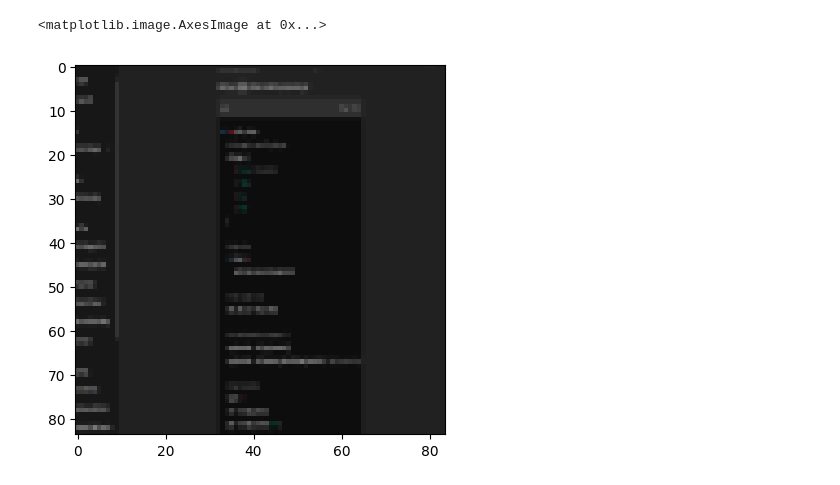
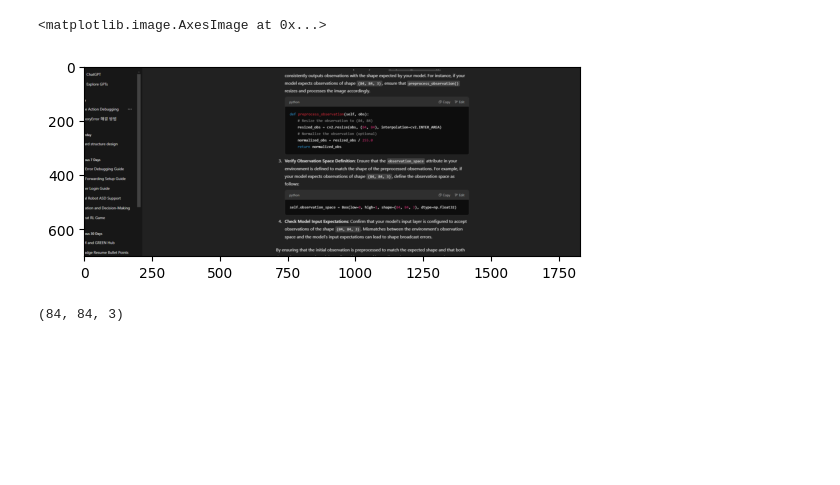
Before and after one commit to samlee03/Mugunghwa-kkochi-Pieossseubnida, a Jupyter notebook: trainer/train.ipynb, the cells around one changed output. Cells and saved outputs as stored; diff of their text form; code cells hidden in the pictures; blank space fills up the shorter version.

```diff
--- a/trainer/train.ipynb
+++ b/trainer/train.ipynb
@@ -13,7 +13,7 @@ class Game(Env):
     def __init__(self):
         super().__init__()
 
-        self.observation_space = Box(low=0, high=255, shape=(700,1830,3), dtype=np.uint8)
+        self.observation_space = Box(low=0, high=255, shape=(84,84,3), dtype=np.uint8)
         self.action_space = Discrete(4)  # 0 = No action, 1 = Forward, 2 = Up, 3 = Down
 
         self.cap = mss()
@@ -39,6 +39,7 @@ class Game(Env):
 
         # Get new observation
         new_observation = self.get_observation()
+        new_observation = self.preprocess_observation(new_observation)
 
         # Reward calculation
         reward = 0
@@ -110,7 +111,7 @@ class Game(Env):
     def reset(self):
         time.sleep(1)
         pydirectinput.click(x=960, y=590)
-        return self.get_observation()
+        return self.preprocess_observation(self.get_observation())
 
     def close(self):
         cv2.destroyAllWindows()
@@ -121,9 +122,9 @@ class Game(Env):
         bgr_image = cv2.cvtColor(raw, cv2.COLOR_RGB2BGR)
         return bgr_image
 
-    def preprocess_observation(self):
+    def preprocess_observation(self, obs):
         # Resize the observation for the model
-        resized_obs = cv2.resize(self.get_observation(), (84, 84), interpolation=cv2.INTER_AREA)
+        resized_obs = cv2.resize(obs, (84, 84), interpolation=cv2.INTER_AREA)
         return resized_obs
 
     def get_done(self):
@@ -143,10 +144,14 @@ class Game(Env):
 # %%
 env = Game()
 # %%
-plt.imshow(env.preprocess_observation())
+plt.imshow(env.get_observation())
 # %% [output]
 <matplotlib.image.AxesImage at 0x...>
-[figure, old version]
+[figure, new version]
+# %%
+env.observation_space.shape
+# %% [output]
+(84, 84, 3)
 # %%
 # Import os for file path management
 import os
```
Also changed, not shown: parts of 3 cells of this notebook.
